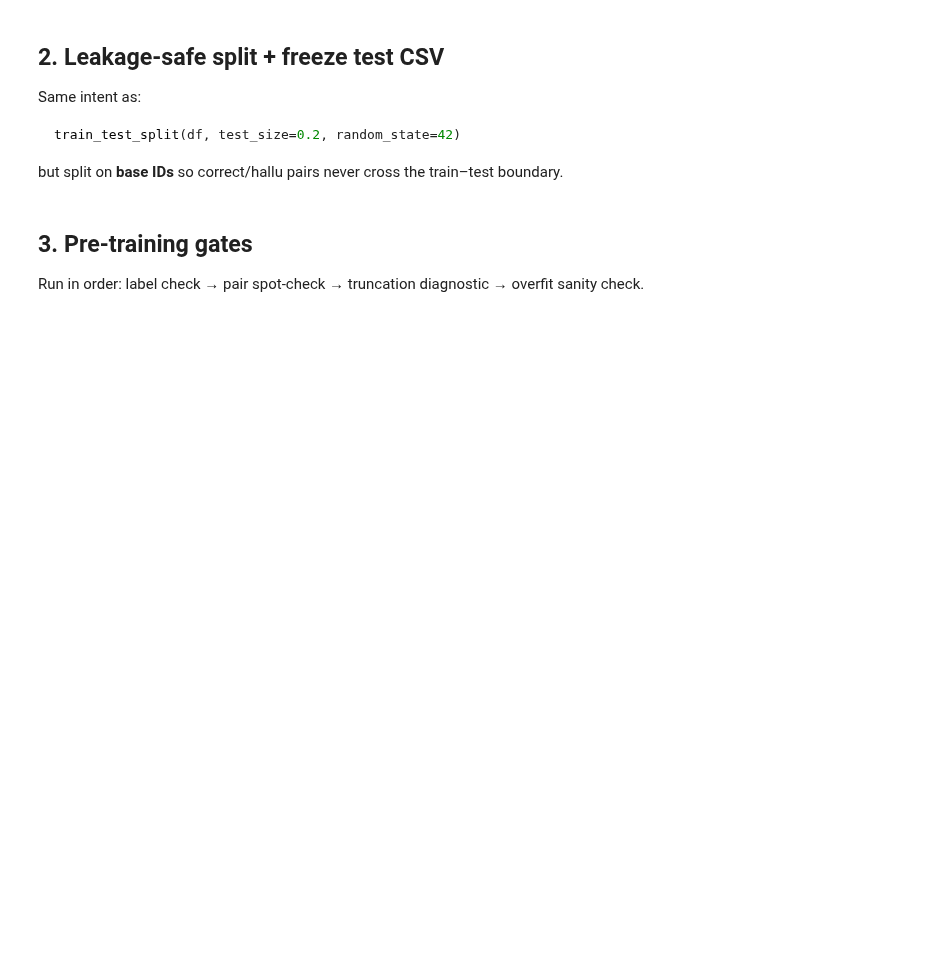
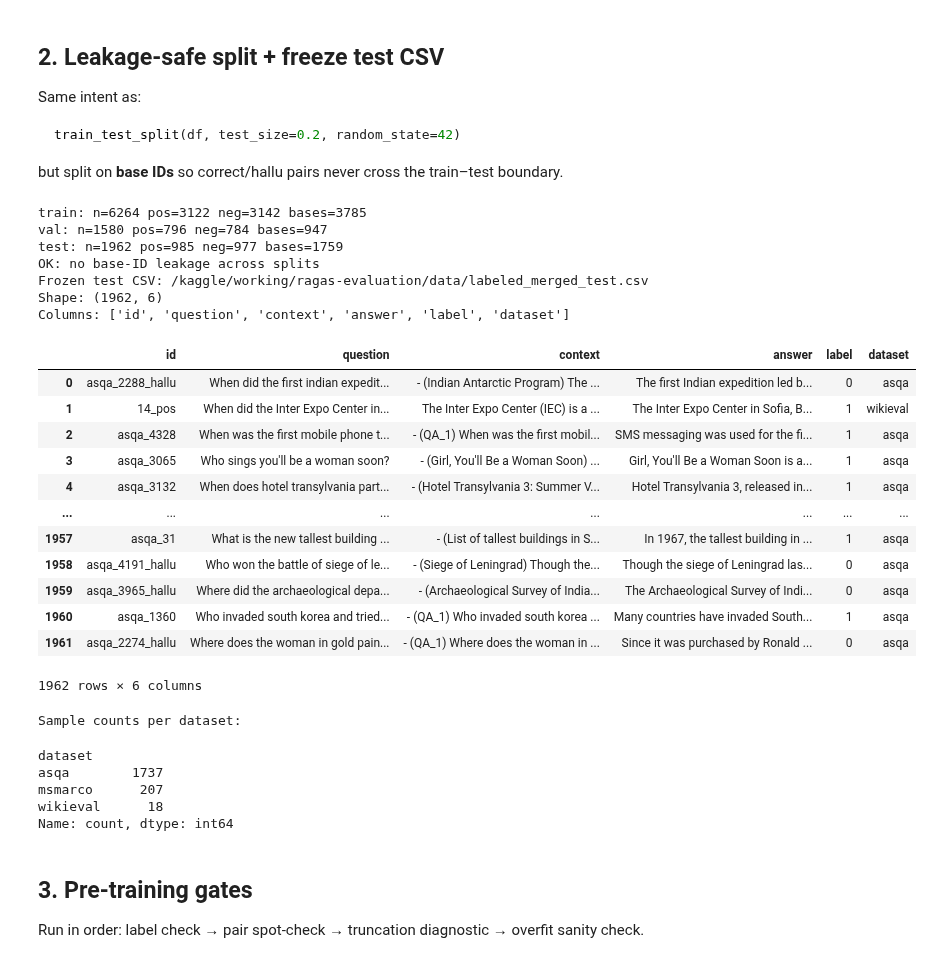
Before and after one commit to Htaaxx/ragas-evaluation, a Jupyter notebook: notebooks/5_deberta_nli_baseline.ipynb, the cells around one changed output. Drawn from its saved outputs; the diff is of its cells as text; code cells hidden in the pictures; blank space fills up the shorter version.

```diff
--- a/notebooks/5_deberta_nli_baseline.ipynb
+++ b/notebooks/5_deberta_nli_baseline.ipynb
@@ -79,19 +118,52 @@ but split on **base IDs** so correct/hallu pairs never cross the train–test bo
 # %%
 train_df, val_df, test_df = load_and_split(
     csv_path=str(resolve_path(data_cfg["labeled_csv"])),
     test_ratio=data_cfg["test_ratio"],
     val_ratio=data_cfg["val_ratio"],
     seed=data_cfg["seed"],
     test_csv_path=str(resolve_path(data_cfg["test_csv"])) if data_cfg.get("test_csv") else None,
 )
 
 for name, split in [("train", train_df), ("val", val_df), ("test", test_df)]:
     print(f"{name}: n={len(split)} pos={(split.label==1).sum()} neg={(split.label==0).sum()} bases={split.id.map(to_base_id).nunique()}")
-
-assert set(test_df.id.map(to_base_id)).isdisjoint(set(train_df.id.map(to_base_id)))
-assert set(test_df.id.map(to_base_id)).isdisjoint(set(val_df.id.map(to_base_id)))
 print("OK: no base-ID leakage across splits")
 print("Frozen test CSV:", resolve_path(data_cfg["test_csv"]))
+
+print(f'Shape: {test_df.shape}')
+print(f'Columns: {list(test_df.columns)}')
+display(test_df)
+
+# count sample per dataset
+dataset_counts = test_df['dataset'].value_counts()
+print("Sample counts per dataset:")
+display(dataset_counts)
+# %% [output]
+train: n=6264 pos=3122 neg=3142 bases=3785
+val: n=1580 pos=796 neg=784 bases=947
+test: n=1962 pos=985 neg=977 bases=1759
+OK: no base-ID leakage across splits
+Frozen test CSV: /kaggle/working/ragas-evaluation/data/labeled_merged_test.csv
+Shape: (1962, 6)
+Columns: ['id', 'question', 'context', 'answer', 'label', 'dataset']
+|  | id | question | context | answer | label | dataset |
+| 0 | asqa_2288_hallu | When did the first indian expedit... | - (Indian Antarctic Program) The ... | The first Indian expedition led b... | 0 | asqa |
+| 1 | 14_pos | When did the Inter Expo Center in... | The Inter Expo Center (IEC) is a ... | The Inter Expo Center in Sofia, B... | 1 | wikieval |
+| 2 | asqa_4328 | When was the first mobile phone t... | - (QA_1) When was the first mobil... | SMS messaging was used for the fi... | 1 | asqa |
+| 3 | asqa_3065 | Who sings you'll be a woman soon? | - (Girl, You'll Be a Woman Soon) ... | Girl, You'll Be a Woman Soon is a... | 1 | asqa |
+| 4 | asqa_3132 | When does hotel transylvania part... | - (Hotel Transylvania 3: Summer V... | Hotel Transylvania 3, released in... | 1 | asqa |
+| ... | ... | ... | ... | ... | ... | ... |
+| 1957 | asqa_31 | What is the new tallest building ... | - (List of tallest buildings in S... | In 1967, the tallest building in ... | 1 | asqa |
+| 1958 | asqa_4191_hallu | Who won the battle of siege of le... | - (Siege of Leningrad) Though the... | Though the siege of Leningrad las... | 0 | asqa |
+| 1959 | asqa_3965_hallu | Where did the archaeological depa... | - (Archaeological Survey of India... | The Archaeological Survey of Indi... | 0 | asqa |
+| 1960 | asqa_1360 | Who invaded south korea and tried... | - (QA_1) Who invaded south korea ... | Many countries have invaded South... | 1 | asqa |
+| 1961 | asqa_2274_hallu | Where does the woman in gold pain... | - (QA_1) Where does the woman in ... | Since it was purchased by Ronald ... | 0 | asqa |
+1962 rows × 6 columns
+Sample counts per dataset:
+dataset
+asqa        1737
+msmarco      207
+wikieval      18
+Name: count, dtype: int64
 # %% [markdown]
 ## 3. Pre-training gates
 
```
Also changed, not shown: parts of 12 cells of this notebook, 23 other files.
